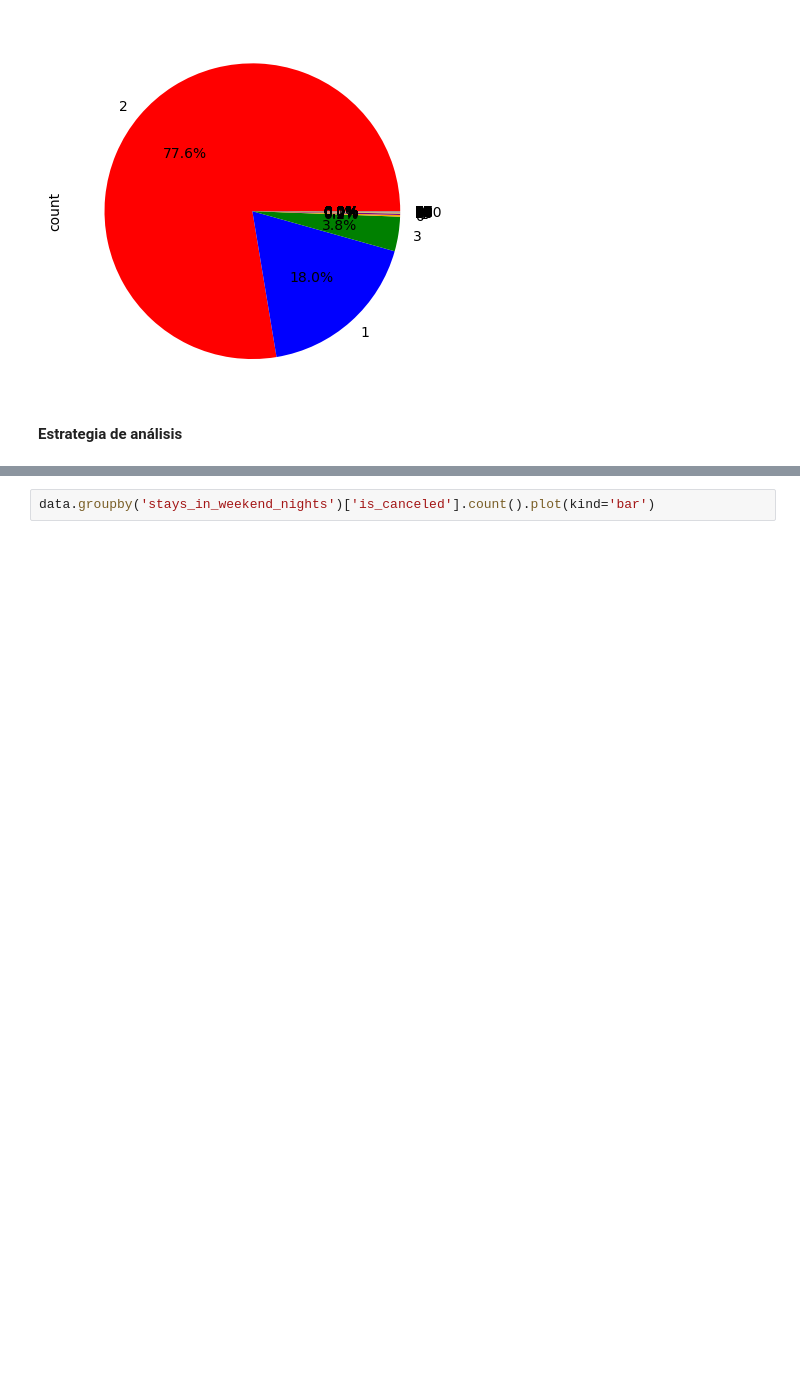
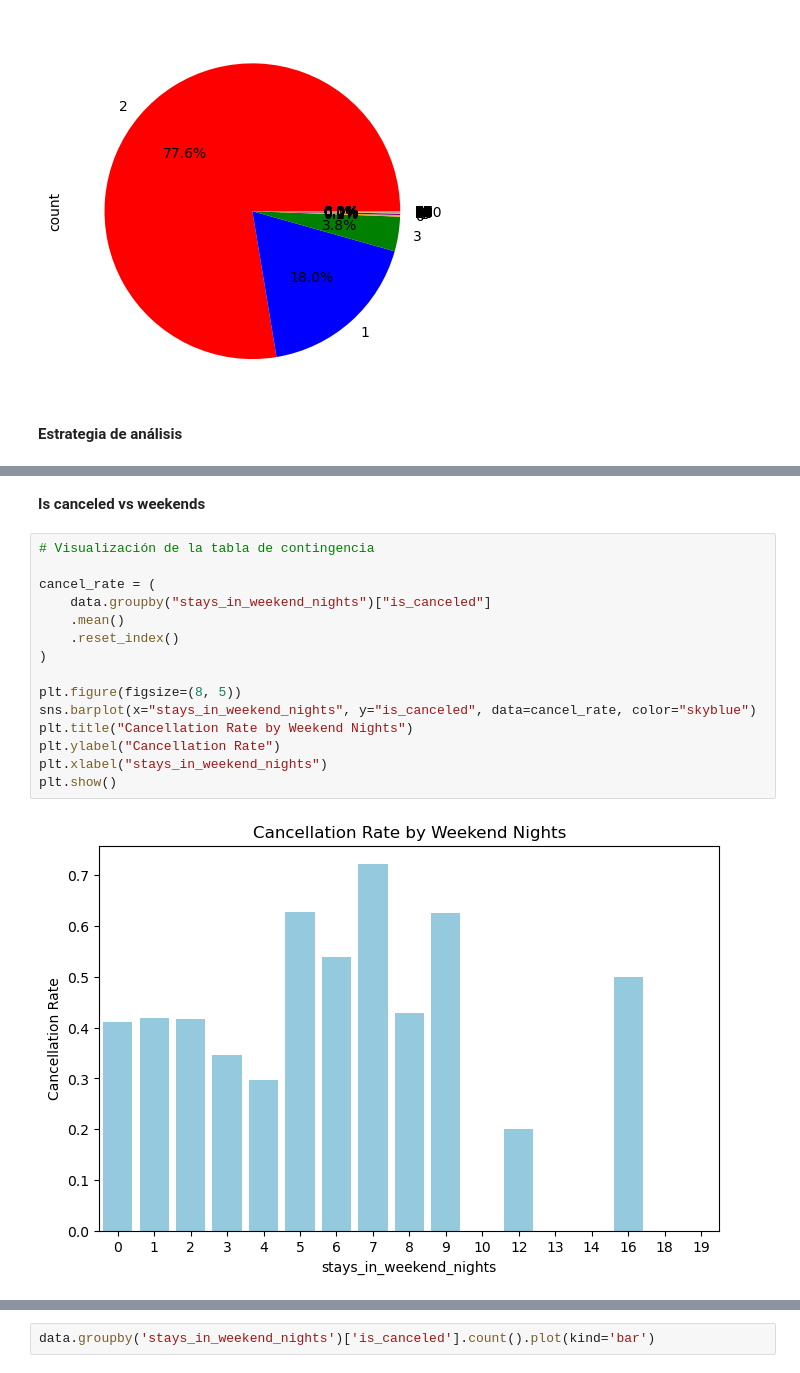
Before and after one commit to CatGelvez01/Ciencia_de_datos_aplicada_taller-1, a Jupyter notebook: taller1.ipynb, the cells around one changed output, grey strips where cells are left out. Drawn from its saved outputs; the diff is of its cells as text; blank space fills up the shorter version.

```diff
--- a/taller1.ipynb
+++ b/taller1.ipynb
@@ -430,0 +499,19 @@ data.groupby(['country'])['is_canceled'].count().plot(kind='pie')
+# %% [markdown]
+**Is canceled vs weekends**
+# %%
+# Visualización de la tabla de contingencia
+
+cancel_rate = (
+    data.groupby("stays_in_weekend_nights")["is_canceled"]
+    .mean()
+    .reset_index()
+)
+
+plt.figure(figsize=(8, 5))
+sns.barplot(x="stays_in_weekend_nights", y="is_canceled", data=cancel_rate, color="skyblue")
+plt.title("Cancellation Rate by Weekend Nights")
+plt.ylabel("Cancellation Rate")
+plt.xlabel("stays_in_weekend_nights")
+plt.show()
+# %% [output]
+[figure, added]
```
Also changed, not shown: parts of 20 cells of this notebook.
